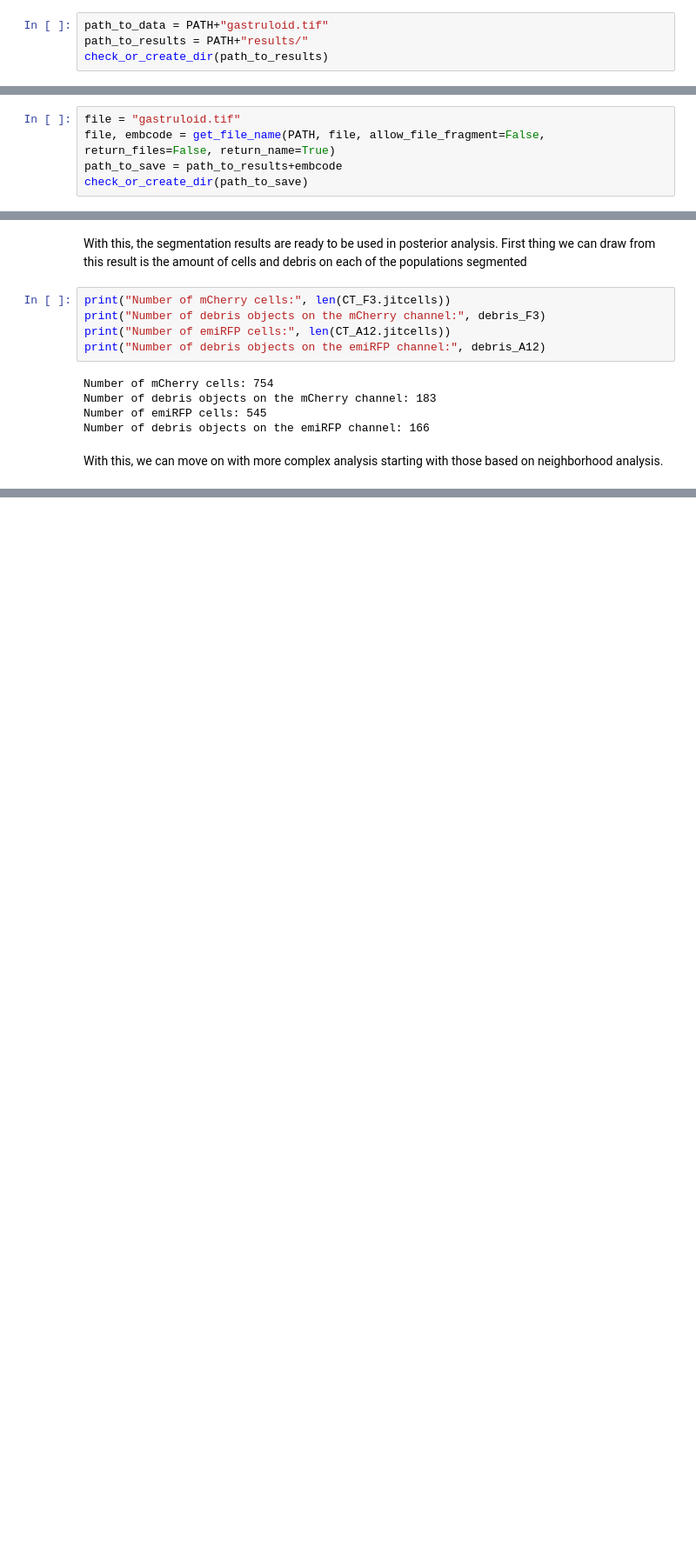
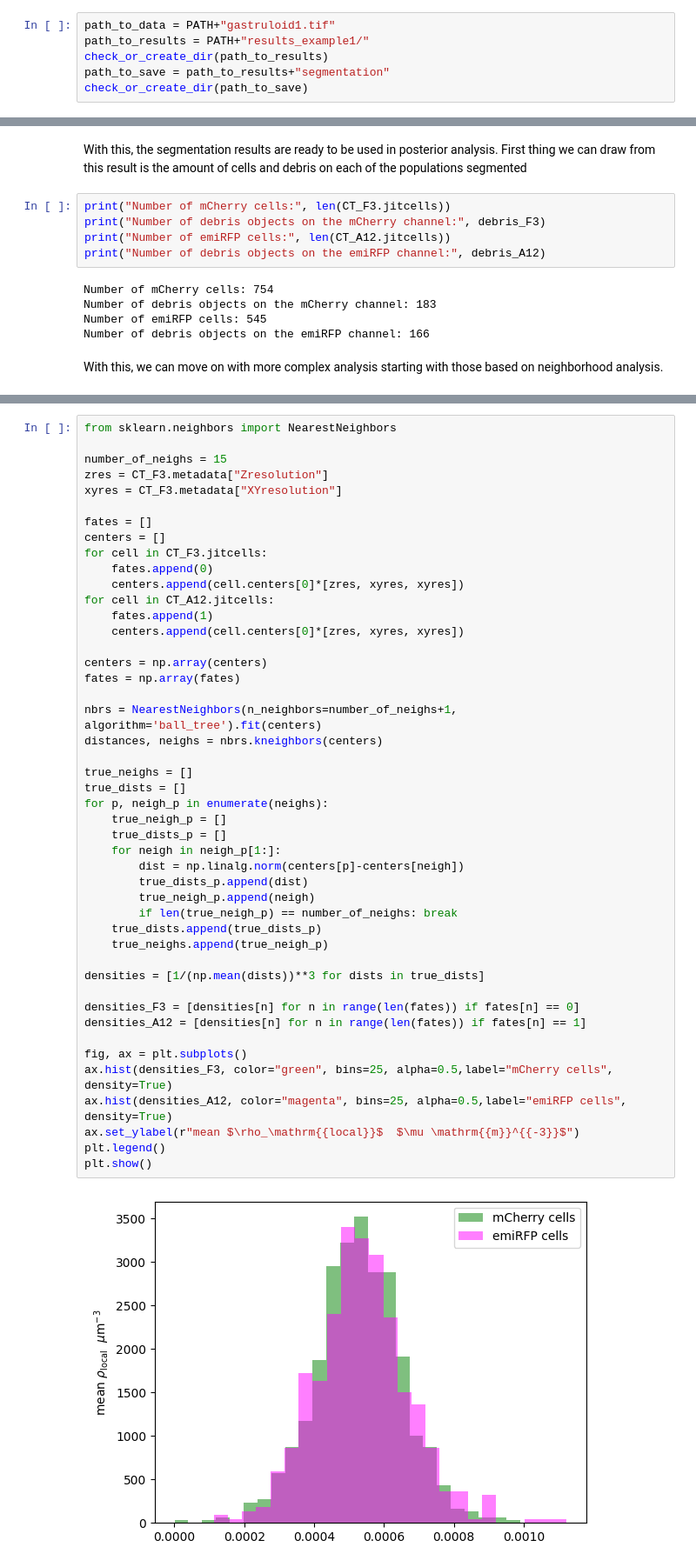
Before and after one commit to stembryo-lab/cell_competition_gastruloids, a Jupyter notebook: image-analysis/examples/example1.ipynb, the cells around one changed output, grey strips where cells are left out. Shown at 87% size. Saved outputs shown, nothing was run; the diff lists cells and outputs as text; blank space fills up the shorter version.

Commit message:
ignoring output files. Examples finished.

```diff
--- a/image-analysis/examples/example1.ipynb
+++ b/image-analysis/examples/example1.ipynb
@@ -39,7 +47,9 @@ With this, we can create a folder to store the results and define the relevant p
 # %%
-path_to_data = PATH+"gastruloid.tif"
-path_to_results = PATH+"results/"
+path_to_data = PATH+"gastruloid1.tif"
+path_to_results = PATH+"results_example1/"
 check_or_create_dir(path_to_results)
+path_to_save = path_to_results+"segmentation"
+check_or_create_dir(path_to_save)
 # %% [markdown]
 Next, we must define the segmentation, concatenation and batch arguments. For the segmentation we use StarDist with a small blur as a preprocessing step (this is done internally on `qlivecell`). For concatenation settings, we define that cells must appear at least on 2 z-planes. Batch settings mainly define the format of the file (.tif in this case) and the main channel of the dataset, which in the case of StarDist segmentation, is going to be the segmented channel. This channels is also used to compute cell centroid.
 # %%
@@ -69,8 +77,3 @@ We define the file to which we want to segment and create a folder to store the
-# %%
-file = "gastruloid.tif"
-file, embcode = get_file_name(PATH, file, allow_file_fragment=False, return_files=False, return_name=True)
-path_to_save = path_to_results+embcode
-check_or_create_dir(path_to_save)
 # %% [markdown]
 Now we can initialize the `cellSegTrack` objects which handle the segmentation. In this case, we will initialize two clases, one for the mCherry channel (F3) and one for the emiRFP channel (A12).
 # %%
@@ -289,0 +297,48 @@ With this, we can move on with more complex analysis starting with those based o
+# %%
+from sklearn.neighbors import NearestNeighbors
+
+number_of_neighs = 15
+zres = CT_F3.metadata["Zresolution"]
+xyres = CT_F3.metadata["XYresolution"]
+
+fates = []
+centers = []
+for cell in CT_F3.jitcells:
+    fates.append(0)
+    centers.append(cell.centers[0]*[zres, xyres, xyres])
+for cell in CT_A12.jitcells:
+    fates.append(1)
+    centers.append(cell.centers[0]*[zres, xyres, xyres])
+
+centers = np.array(centers)
+fates = np.array(fates)
+
+nbrs = NearestNeighbors(n_neighbors=number_of_neighs+1, algorithm='ball_tree').fit(centers)
+distances, neighs = nbrs.kneighbors(centers)
+
+true_neighs = []
+true_dists = []
+for p, neigh_p in enumerate(neighs):
+    true_neigh_p = []
+    true_dists_p = []
+    for neigh in neigh_p[1:]:
+        dist = np.linalg.norm(centers[p]-centers[neigh])
+        true_dists_p.append(dist)
+        true_neigh_p.append(neigh)
+        if len(true_neigh_p) == number_of_neighs: break
+    true_dists.append(true_dists_p)
+    true_neighs.append(true_neigh_p)
+
+densities = [1/(np.mean(dists))**3 for dists in true_dists]
+
+densities_F3 = [densities[n] for n in range(len(fates)) if fates[n] == 0]
+densities_A12 = [densities[n] for n in range(len(fates)) if fates[n] == 1]
+
+fig, ax = plt.subplots()
+ax.hist(densities_F3, color="green", bins=25, alpha=0.5,label="mCherry cells", density=True)
+ax.hist(densities_A12, color="magenta", bins=25, alpha=0.5,label="emiRFP cells", density=True)
+ax.set_ylabel(r"mean $\rho_\mathrm{{local}}$  $\mu \mathrm{{m}}^{{-3}}$")
+plt.legend()
+plt.show()
+# %% [output]
+[figure, added]
```
Also changed, not shown: parts of 23 cells of this notebook, 9 other files.
